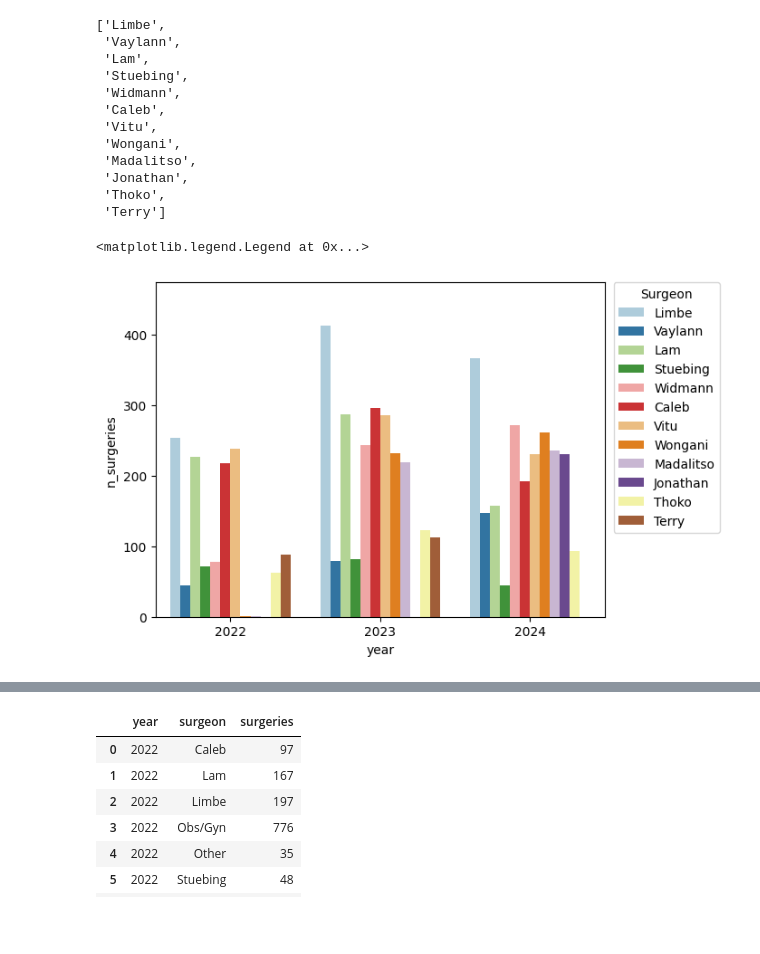
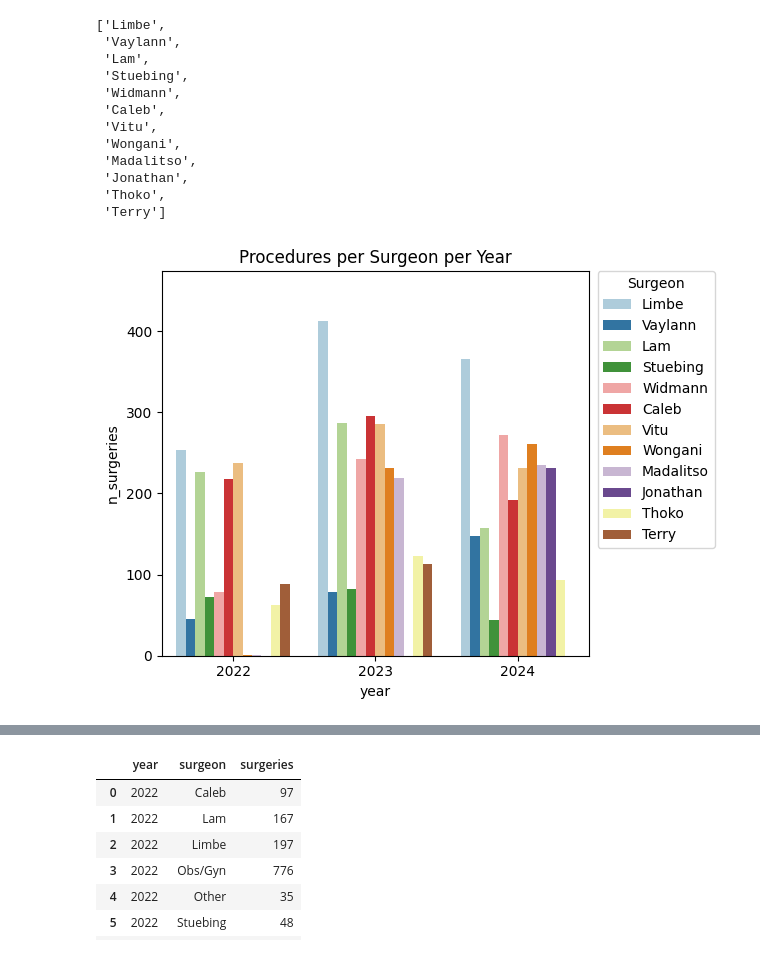
Before and after one commit to mat2m10/nkhoma, a Jupyter notebook: 01_surgeries_performed.ipynb, the cells around one changed output, grey strips where cells are left out. Drawn from its saved outputs; the diff is of its cells as text; code cells hidden in the pictures; blank space fills up the shorter version.

```diff
--- a/01_surgeries_performed.ipynb
+++ b/01_surgeries_performed.ipynb
@@ -505,25 +507,31 @@ hue_order
 # %%
 ax = sns.barplot(
     data=yearly_counts,
     x="year",
     y="n_surgeries",
     hue="surgeon",
     hue_order=hue_order,
     palette="Paired"
 )
 
 # add ~15% headroom
 y_max = yearly_counts["n_surgeries"].max()
 ax.set_ylim(0, y_max * 1.15)
+
+ax.set_title("Procedures per Surgeon per Year")
+
 plt.legend(
     title="Surgeon",
     bbox_to_anchor=(1.02, 1),
     loc="upper left",
     borderaxespad=0
 )
+
+plt.tight_layout()
+plt.savefig("procedures_per_surgeon_per_year.png", dpi=300, bbox_inches="tight")
+plt.show()
 # %% [output]
-<matplotlib.legend.Legend at 0x...>
-[figure, old version]
+[figure, new version]
 # %%
 names = list(yearly_counts.surgeon.unique())
 list_order = ["Limbe", "Vaylann", "Lam", "Stuebing", "Widmann","Widmann","Caleb", "Vitu","Wongani", "Madalitso", "Jonathan", "Thoko", "Thoko","Terry"]
```
Also changed, not shown: parts of 7 cells of this notebook, 3 other files.
